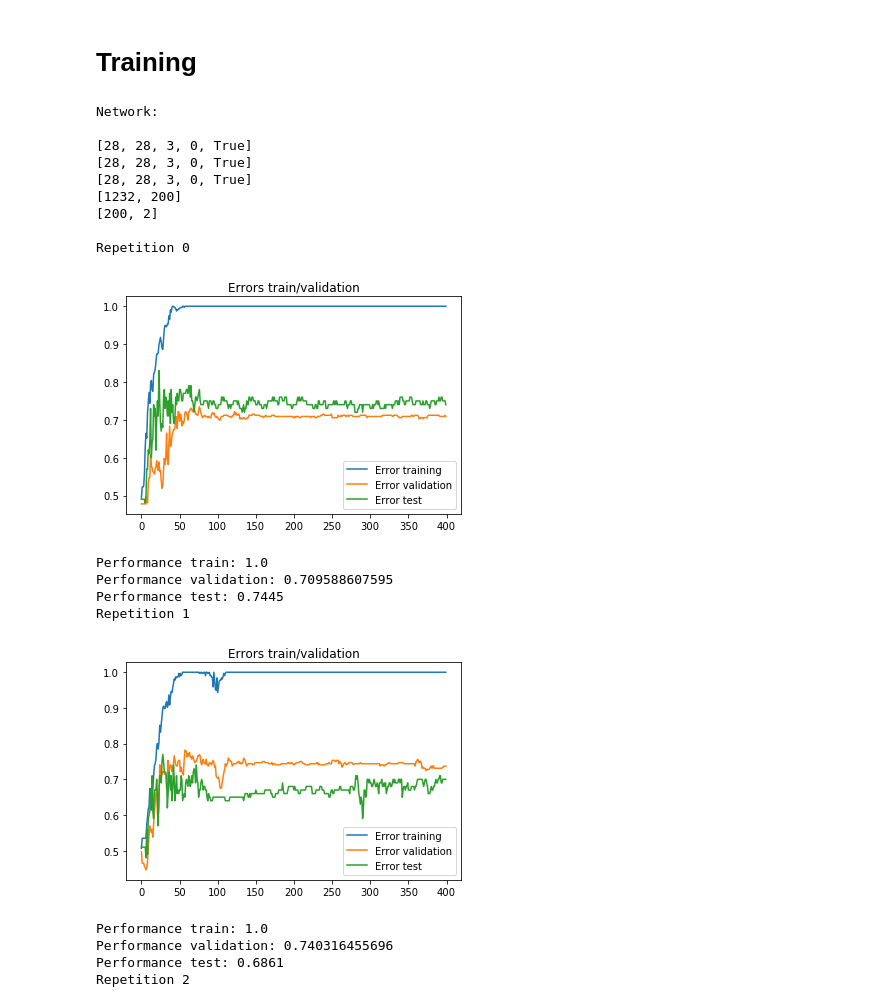
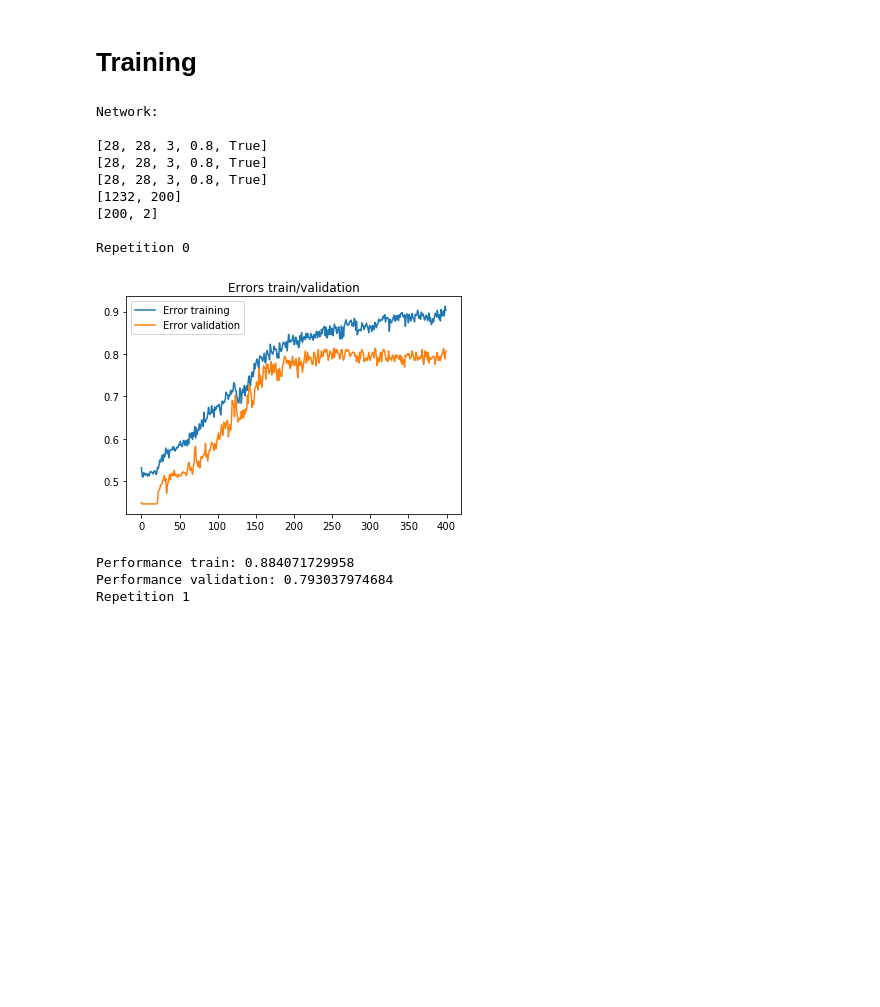
Before and after one commit to deatinor/EEG, a Jupyter notebook: stefano/models.ipynb, the cells around one changed output. Cells and saved outputs as stored; diff of their text form; code cells hidden in the pictures; blank space fills up the shorter version.

```diff
--- a/stefano/models.ipynb
+++ b/stefano/models.ipynb
@@ -115,43 +115,37 @@ class ThreeLayers2D(nn.Module):
 # %%
 ?nn.Conv2D
 # %%
-cv=CrossValidation(k=2,train_dataset=train_dataset,test_dataset=test_dataset,
+cv=CrossValidation(k=4,train_dataset=train_dataset,test_dataset=test_dataset,
                    train_target=train_target,test_target=test_target)
 
 net_type=ThreeLayers
 optimizer_type=optim.Adam
 criterion_type=nn.CrossEntropyLoss
 network_params=NetworkParams(conv_filters=[28,28,28],conv_kernels=[3,3,3],
                              linear_filters=[200,2],
-                             dropout_rate=0,batch_norm=True,conv1D=True)
+                             dropout_rate=0.8,batch_norm=True,conv1D=True)
 optimizer_params=OptimizerParams()
 train_params=TrainParams(max_epoch=400,mini_batch_size=79)
 
 
 params=Params(net_type,optimizer_type,criterion_type,network_params=network_params,
               optimizer_params=optimizer_params,train_params=train_params,)
 
-cv(params)
+cv(params,cross_validation=True,repetitions_test=0)
 # %% [output]
 Network:
 
-[28, 28, 3, 0, True]
-[28, 28, 3, 0, True]
-[28, 28, 3, 0, True]
+[28, 28, 3, 0.8, True]
+[28, 28, 3, 0.8, True]
+[28, 28, 3, 0.8, True]
 [1232, 200]
 [200, 2]
 
 Repetition 0
-[figure, old version]
+[figure, new version]
-Performance train: 1.0
-Performance validation: 0.709588607595
-Performance test: 0.7445
+Performance train: 0.884071729958
+Performance validation: 0.793037974684
 Repetition 1
-[figure, removed]
-Performance train: 1.0
-Performance validation: 0.740316455696
-Performance test: 0.6861
-Repetition 2
 # %%
 cv=CrossValidation(k=2,train_dataset=train_dataset,test_dataset=test_dataset,
                    train_target=train_target,test_target=test_target)
```
Also changed, not shown: 1 other file.
